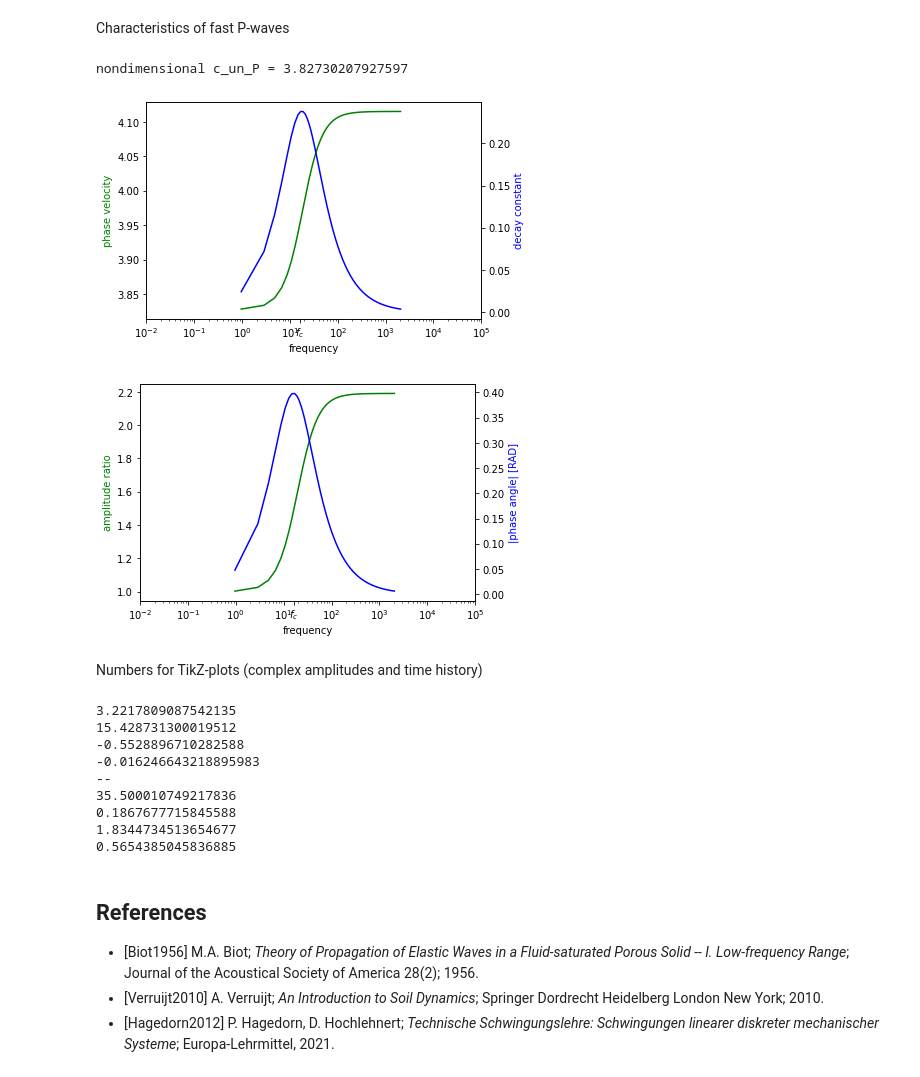
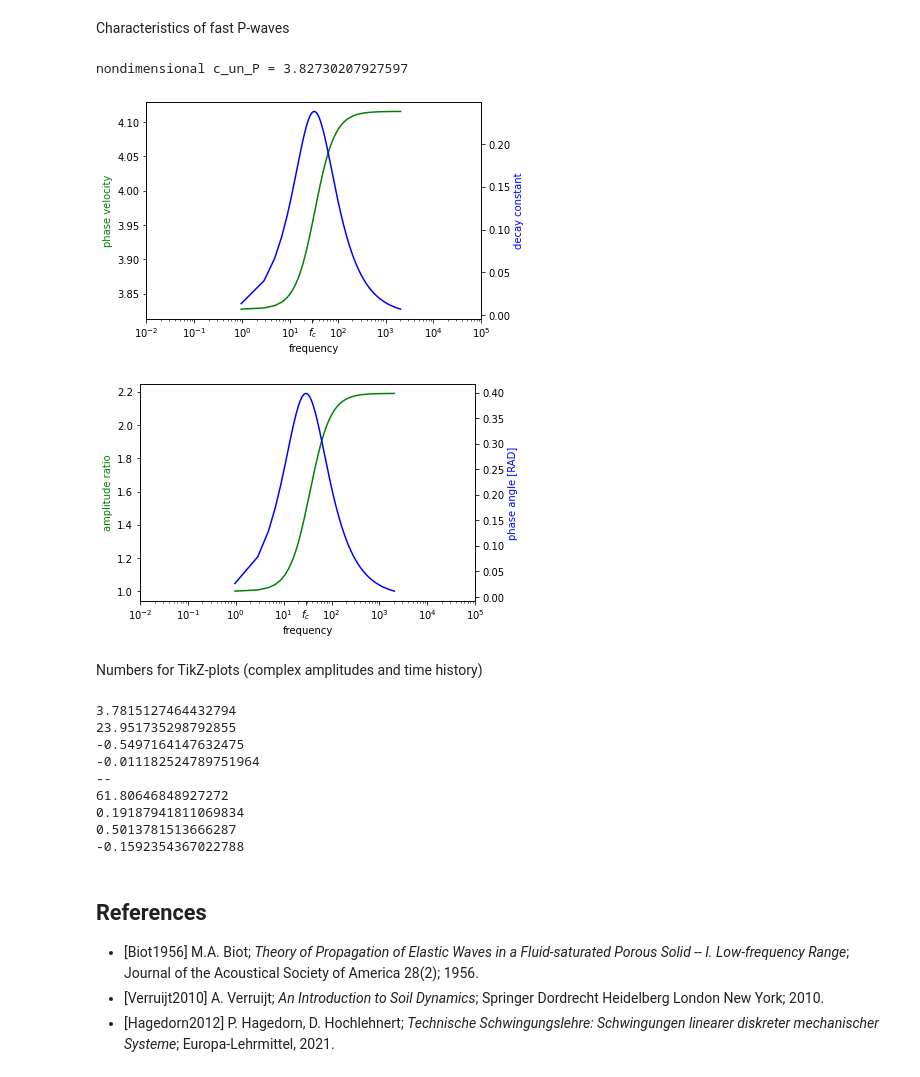
Before and after one commit to nagelt/soil_dynamics, a Jupyter notebook: extra_biot_oscillations.ipynb, the cells around one changed output. Drawn from its saved outputs; the diff is of its cells as text; code cells hidden in the pictures.

```diff
--- a/extra_biot_oscillations.ipynb
+++ b/extra_biot_oscillations.ipynb
@@ -60,7 +60,7 @@ G_num = (1/m_v_num)*(1-2*nu_num)/(2*(1-nu_num))   # shear modulus
 # %% [markdown]
 Bar length, plausible values are some meters
 # %%
-L_num = 11    # influences eigenfrequency range, set to center it around f_crit
+L_num = 20    # influences eigenfrequency range, set to center it around f_crit
 # %% [markdown]
 Weight function integrals $I_{ij} = \int_0^1 \tilde{w}_i(x)\tilde{w}_j(x)\,\text{d}x$ as they occur in Galerkin's method.
 # %%
@@ -385,7 +385,7 @@ for k_num in range(Nk):
     evkr = np.array([1.0, -EVP[0,0].evalf()/EVP[0,1].evalf()], dtype=complex)   # first row --> eigenvector
     us_uf = evkr[1]/evkr[0]   # TODO exclude division by zero
     AR[k_num] = 1.0/np.absolute(us_uf)   # fluid-to-solid
-    phi[k_num] = np.abs(np.angle(us_uf))
+    phi[k_num] = np.angle(us_uf)   #np.abs(np.angle(us_uf))
 # %%
 print("nondimensional c_el_S = {}".format(c_el_S_num/c_el_P_num))
 
@@ -415,7 +415,7 @@ nondimensional c_el_S = 0.612372435695794
 # %% [markdown]
 Numbers for TikZ-plots (complex amplitudes and time history)
 # %%
-k_num = 0   # 0, 3, 30
+k_num = 500   # 0, 50, 500
 print(f[k_num])
 print(-d[k_num]/f[k_num])   # delta, with time axis scaled to period
 print(AR[k_num]*np.cos(phi[k_num])) # u_fluid, real part, with u_solid = 1
@@ -794,13 +794,13 @@ for k_num in range(Nk):
     evkr = np.array([1.0, -EVP[0,0].evalf()/EVP[0,1].evalf()], dtype=complex)   # first row --> eigenvector
     us_uf = evkr[1]/evkr[0]   # TODO exclude division by zero
     AR1[k_num] = 1.0/np.absolute(us_uf)   # fluid-to-solid
-    phi1[k_num] = np.abs(np.angle(us_uf))
+    phi1[k_num] = np.angle(us_uf)   # np.abs(np.angle(us_uf))
 
     EVP = evp_num_P.subs(delta, eigenvalue_num[index_fast])
     evkr = np.array([1.0, -EVP[0,0].evalf()/EVP[0,1].evalf()], dtype=complex)   # first row --> eigenvector
     us_uf = evkr[1]/evkr[0]   # TODO exclude division by zero
     AR2[k_num] = 1.0/np.absolute(us_uf)  # fluid-to-solid
-    phi2[k_num] = np.abs(np.angle(us_uf))
+    phi2[k_num] = np.angle(us_uf)   # np.abs(np.angle(us_uf))
 # %% [markdown]
 Slow P-waves may exist only above a threshold frequency (depending on parameters, particularly dissipation). Maybe the actual threshold frequency is lower, but cannot be resolved more accurately by an integer number of modes.
 # %%
@@ -842,37 +843,37 @@ Characteristics of fast P-waves
 # %%
 print("nondimensional c_un_P = {}".format(c_un_P_num/c_el_P_num))
 
 fig5, ax9 = plt.subplots();
 ax10 = ax9.twinx();
 ax9.semilogx(f2, c2, 'g');
 ax10.semilogx(f2, np.abs(d2)/f2, 'b');
 #ax9.set_ylim([0,2])
 ax9.set_xlabel('frequency');
 ax9.set_xticks(list(ax9.get_xticks()) + [f_critical_num], list(ax9.get_xticklabels()) + ['$f_c$'])   # with extra tick
 ax9.set_ylabel('phase velocity', color='g');
 ax10.set_ylabel('decay constant', color='b');
 #ax10.set_ylim([0,1.2e-5])
-#tikzplotlib.save("p_wave_fast_eigenvalue.tex", axis_height = '\\figH', axis_width = '\\figW')
+tikzplotlib.save("p_wave_fast_eigenvalue.tex", axis_height = '\\figH', axis_width = '\\figW')
 
 fig6, ax11 = plt.subplots();
 ax12 = ax11.twinx();
 #ax11.set_ylim([0,1])
 ax11.semilogx(f2, AR2, 'g');
 ax12.semilogx(f2, phi2, 'b');
 ax11.set_xlabel('frequency');
 #ax12.set_ylim([-1.0,0])
 ax11.set_xticks(list(ax11.get_xticks()) + [f_critical_num], list(ax11.get_xticklabels()) + ['$f_c$'])   # with extra tick
 ax11.set_ylabel('amplitude ratio', color='g');
-ax12.set_ylabel('|phase angle| [RAD]', color='b');
-#tikzplotlib.save("p_wave_fast_eigenvector.tex", axis_height = '\\figH', axis_width = '\\figW')
+ax12.set_ylabel('phase angle [RAD]', color='b');
+tikzplotlib.save("p_wave_fast_eigenvector.tex", axis_height = '\\figH', axis_width = '\\figW')
 # %% [output]
 nondimensional c_un_P = 3.82730207927597
-[figure, old version]
+[figure, new version]
-[figure, old version]
+[figure, new version]
 # %% [markdown]
 Numbers for TikZ-plots (complex amplitudes and time history)
 # %%
-k_num = 17   # first mode with slow P-wave
+k_num = index_first_nonzero_f   # first mode with slow P-wave
 print(f1[k_num])
 print(-d1[k_num]/f1[k_num])   # delta, with time axis scaled to period
 print((1/AR1[k_num])*np.cos(-phi1[k_num])) # u_solid, real part, with u_fluid = 1
@@ -880,18 +881,18 @@ print((1/AR1[k_num])*np.sin(-phi1[k_num])) # u_solid, imaginary part, with u_flu
 print('--')
 print(f2[k_num])
 print(-d2[k_num]/f2[k_num])   # delta, with time axis scaled to period
-print(AR2[k_num]*np.cos(phi2[k_num])) # u_fluid, real part, with u_solid = 1
-print(AR2[k_num]*np.sin(phi2[k_num])) # u_fluid, imaginary part, with u_solid = 1
+print(1/AR2[k_num]*np.cos(-phi2[k_num])) # u_solid, real part, with u_solid = 1
+print(1/AR2[k_num]*np.sin(-phi2[k_num])) # u_solid, imaginary part, with u_solid = 1
 # %% [output]
-3.2217809087542135
-15.428731300019512
--0.5528896710282588
--0.016246643218895983
+3.7815127464432794
+23.951735298792855
+-0.5497164147632475
+-0.011182524789751964
 --
-35.500010749217836
-0.1867677715845588
-1.8344734513654677
-0.5654385045836885
+61.80646848927272
+0.19187941811069834
+0.5013781513666287
+-0.1592354367022788
 # %% [markdown]
 ## References
 - \[Biot1956\]   M.A. Biot; _Theory of Propagation of Elastic Waves in a Fluid-saturated Porous Solid -- I. Low-frequency Range_; Journal of the Acoustical Society of America 28(2); 1956.
```
Also changed, not shown: parts of 23 cells of this notebook.
